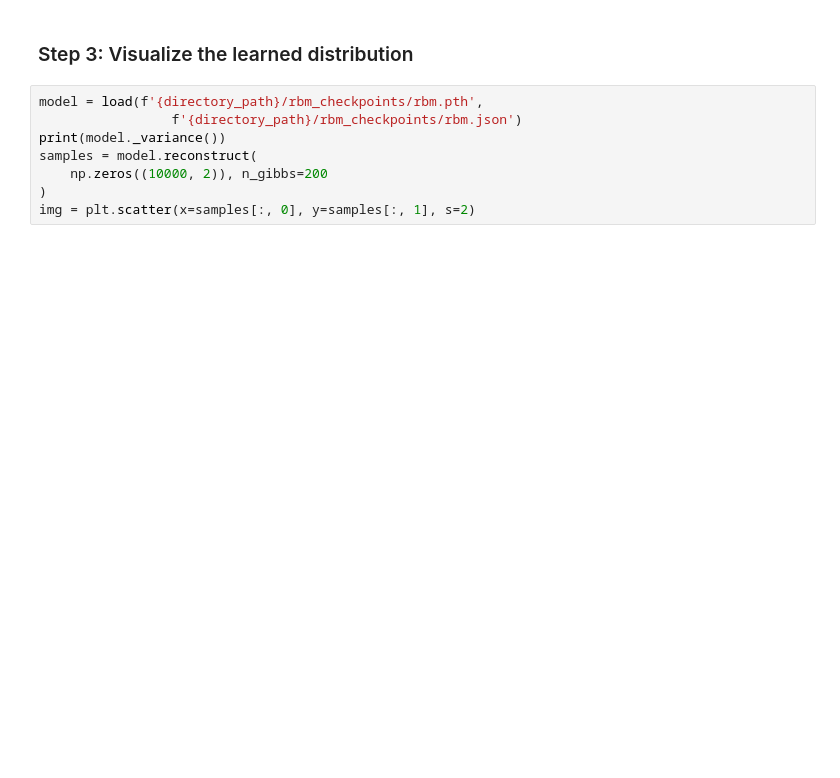
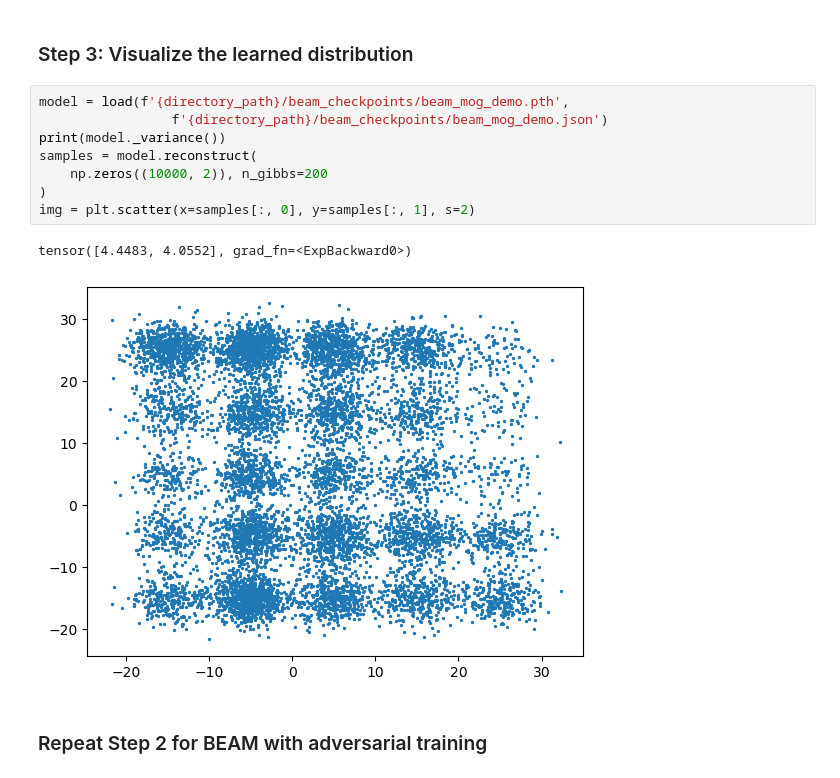
Before and after one commit to ajy25/adversarialRBMs, a Jupyter notebook: demo/mog_demo.ipynb, the cells around one changed output. Saved outputs shown, nothing was run; the diff lists cells and outputs as text; blank space fills up the shorter version.

```diff
--- a/demo/mog_demo.ipynb
+++ b/demo/mog_demo.ipynb
@@ -52,10 +60,15 @@ model.fit(
 # %% [markdown]
 ### Step 3: Visualize the learned distribution
 # %%
-model = load(f'{directory_path}/rbm_checkpoints/rbm.pth',
-                 f'{directory_path}/rbm_checkpoints/rbm.json')
+model = load(f'{directory_path}/beam_checkpoints/beam_mog_demo.pth',
+                 f'{directory_path}/beam_checkpoints/beam_mog_demo.json')
 print(model._variance())
 samples = model.reconstruct(
     np.zeros((10000, 2)), n_gibbs=200
 )
 img = plt.scatter(x=samples[:, 0], y=samples[:, 1], s=2)
+# %% [output]
+tensor([4.4483, 4.0552], grad_fn=<ExpBackward0>)
+[figure, added]
+# %% [markdown]
+### Repeat Step 2 for BEAM with adversarial training
```
Also changed, not shown: parts of 6 cells of this notebook, 6 other files.
